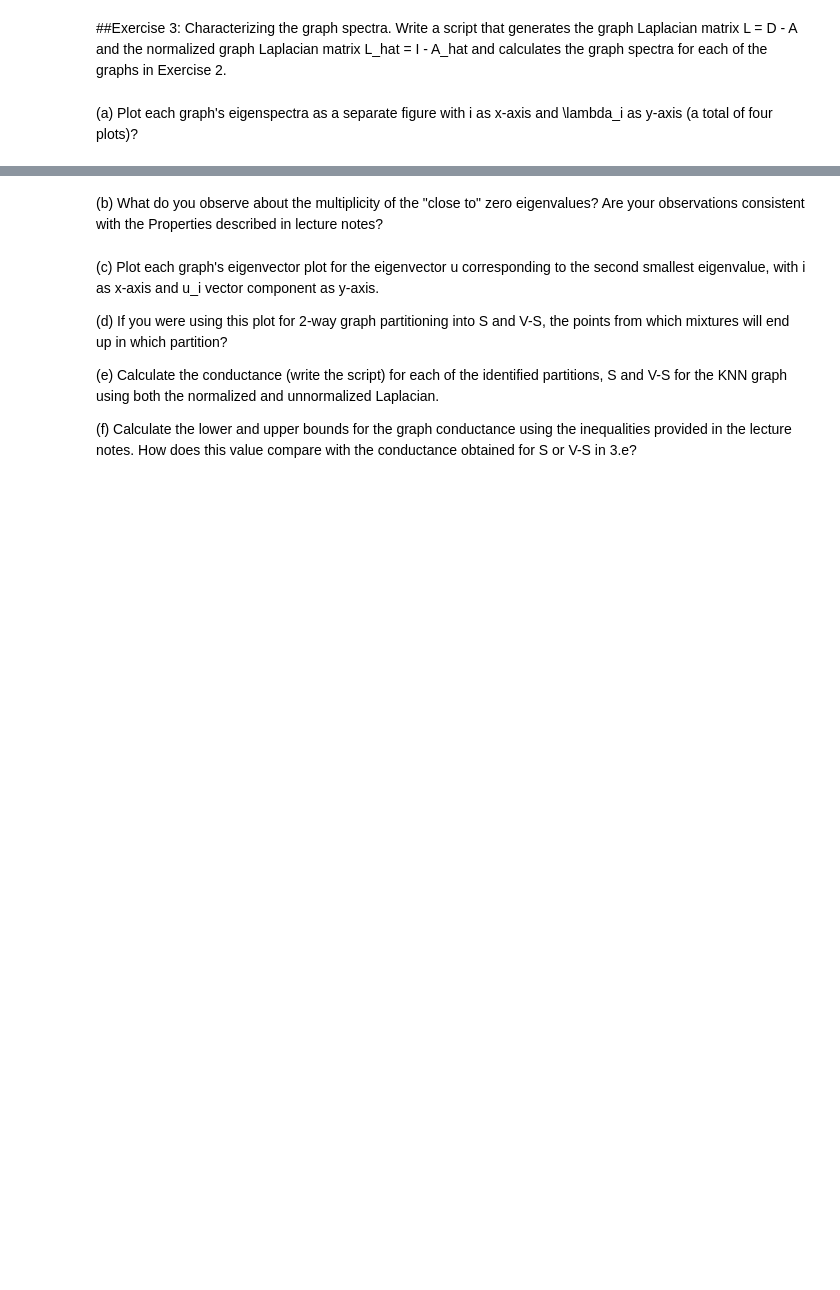
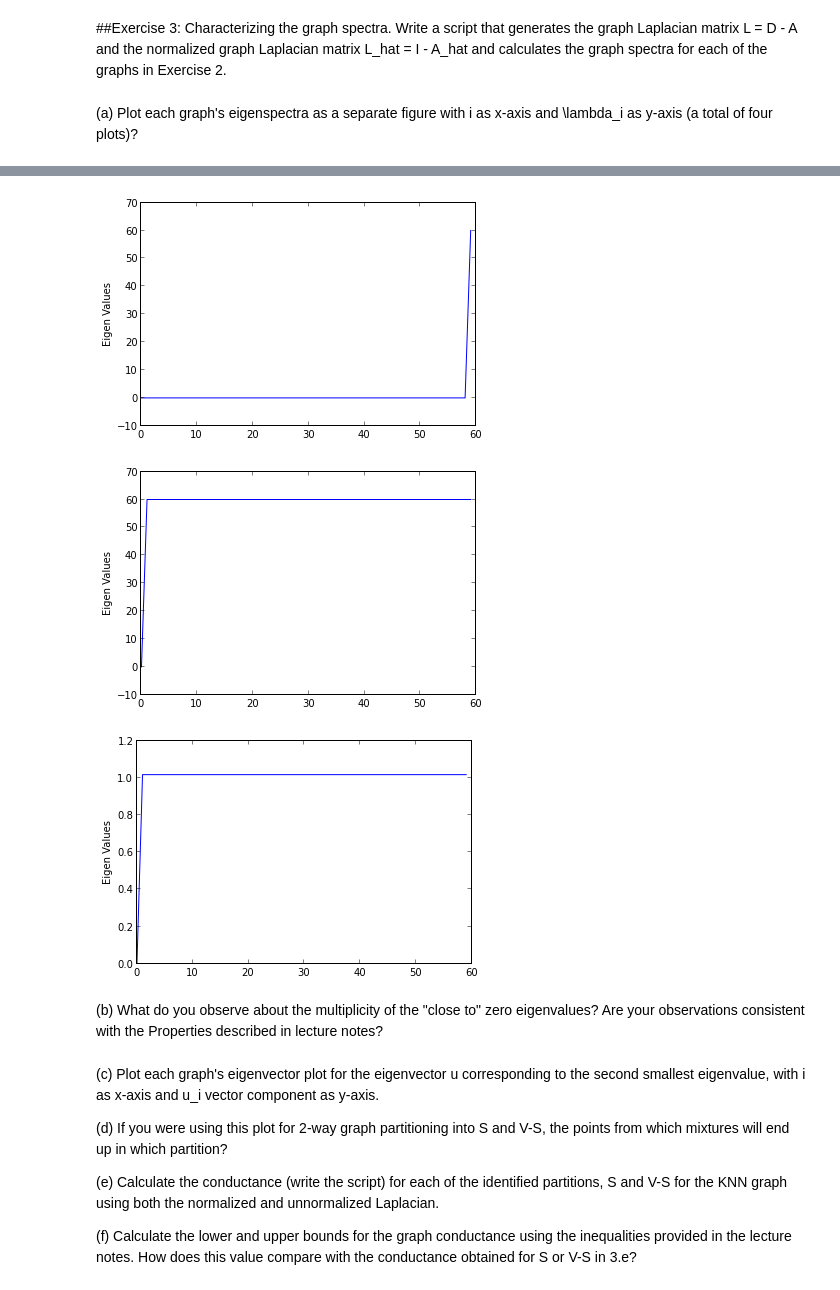
Before and after one commit to sagarjauhari/graph_mining, a Jupyter notebook: Graph Data Mining - L2.ipynb, the cells around one changed output, grey strips where cells are left out. Drawn from its saved outputs; the diff is of its cells as text; code cells hidden in the pictures; blank space fills up the shorter version.

```diff
--- a/Graph Data Mining - L2.ipynb
+++ b/Graph Data Mining - L2.ipynb
@@ -128,3 +158,11 @@ gg_lap_hat = gg.laplacian(normalized=True)
+# %%
+plot_eig(gg)
+plot_eig_lap(gg)
+plot_eig_lap(gg, normalized=True)
+# %% [output]
+[figure, added]
+[figure, added]
+[figure, added]
 # %% [markdown]
 (b)  What do you observe about the multiplicity of the "close to" zero eigenvalues? Are your observations consistent with the Properties described in lecture notes?
 # %% [markdown]
```
Also changed, not shown: parts of 3 cells of this notebook.
